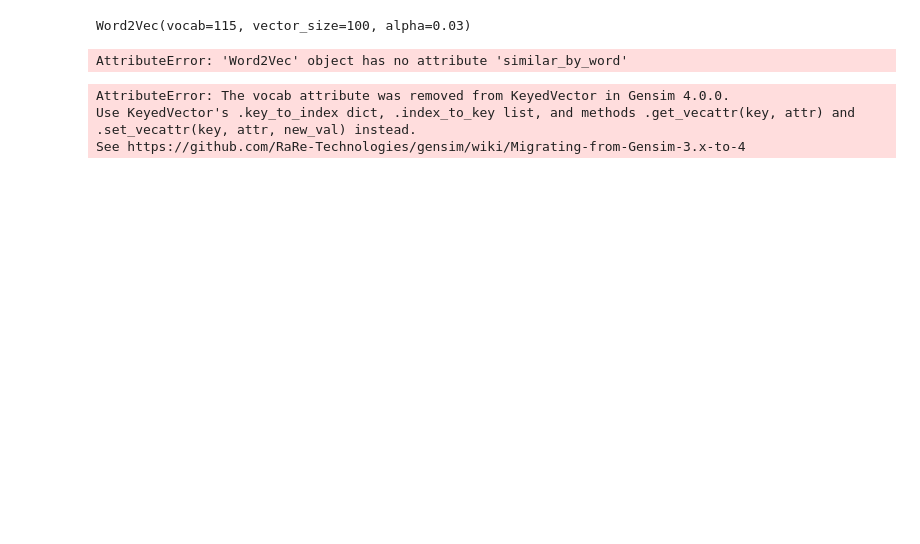
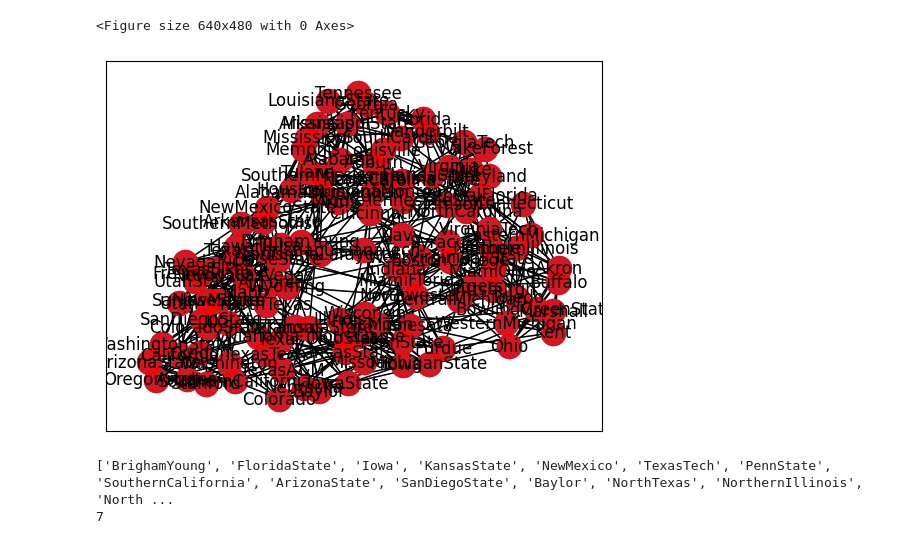
Before and after one commit to hivandu/practise, a Jupyter notebook: AI_Data/Business_Intelligence/11. Graph Embedding.ipynb, the cells around one changed output. Saved outputs shown, nothing was run; the diff lists cells and outputs as text; code cells hidden in the pictures; blank space fills up the shorter version.

```diff
--- a/AI_Data/Business_Intelligence/11. Graph Embedding.ipynb
+++ b/AI_Data/Business_Intelligence/11. Graph Embedding.ipynb
@@ -18,3 +110,13 @@ path = os.path.expanduser('~/data/')
+# %%
+# 对网络G进行可视化
+def plot_graph(G):
+    plt.figure()
+    pos = nx.spring_layout(G)
+    edges = G.edges()
+    nx.draw_networkx(G, pos, edges)
+    nx.draw_networkx_nodes(G, pos, nodelist=G.nodes(), node_size=300, node_color='r', alpha=0.8)
+    nx.draw_networkx_edges(G, pos, edgelist=edges,alpha =0.4)
+    plt.show()
 # %%
 # 数据加载，构造图
 G = nx.read_gml(path + 'BI/football.gml')
@@ -72,12 +124,0 @@ model = Word2Vec(window = 4, sg = 1, hs = 0,
-# %%
-# 从random_walks中创建词汇表
-model.build_vocab(random_walks, progress_per=2)
-model.train(random_walks, total_examples = model.corpus_count, epochs=20, report_delay=1)
-print(model)
-# %% [output]
-Word2Vec(vocab=115, vector_size=100, alpha=0.03)
-# %%
-# 输出和EastCarolina相似的球队
-print(model.similar_by_word('EastCarolina'))
-# %% [output]
-AttributeError: 'Word2Vec' object has no attribute 'similar_by_word'
@@ -101,7 +125,12 @@ def plot_nodes(word_list):
-# %%
-# 将所有的球队embedding进行绘制
-plot_nodes(model.wv.vocab)
-# %% [output]
-AttributeError: The vocab attribute was removed from KeyedVector in Gensim 4.0.0.
-Use KeyedVector's .key_to_index dict, .index_to_key list, and methods .get_vecattr(key, attr) and .set_vecattr(key, attr, new_val) instead.
-See https://github.com/RaRe-Technologies/gensim/wiki/Migrating-from-Gensim-3.x-to-4
+# %%
+# 可视化
+plot_graph(G)
+print(list(G.nodes()))
+print(G.nodes['BrighamYoung']['value'])
+#print(G.nodes)
+#print(G.nodes[:,'value'])
+# %% [output]
+<Figure size 640x480 with 0 Axes>
+[figure, added]
+['BrighamYoung', 'FloridaState', 'Iowa', 'KansasState', 'NewMexico', 'TexasTech', 'PennState', 'SouthernCalifornia', 'ArizonaState', 'SanDiegoState', 'Baylor', 'NorthTexas', 'NorthernIllinois', 'North ...
+7
```
Also changed, not shown: parts of 24 cells of this notebook, 3 other files.
